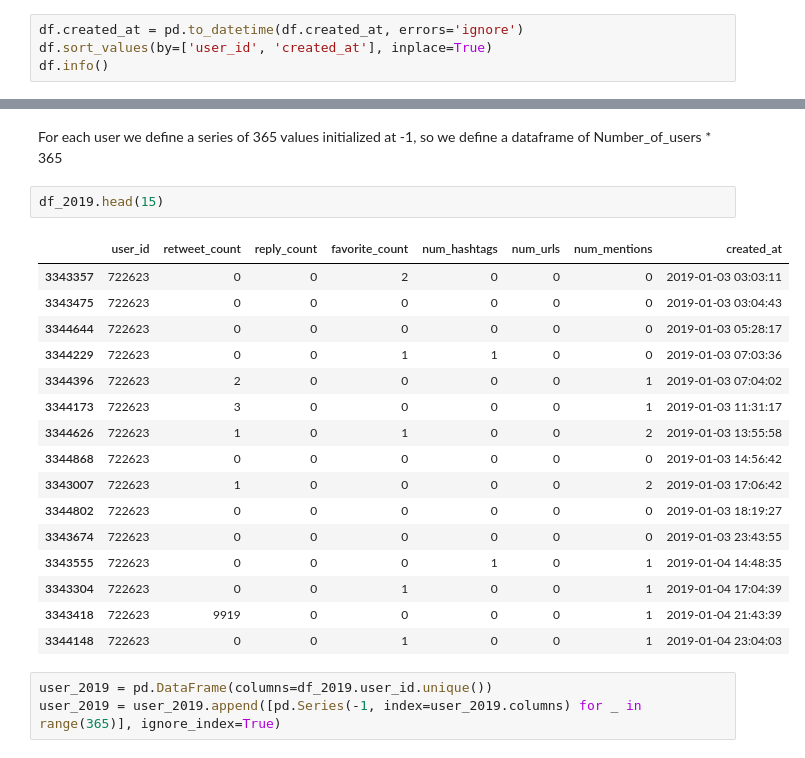
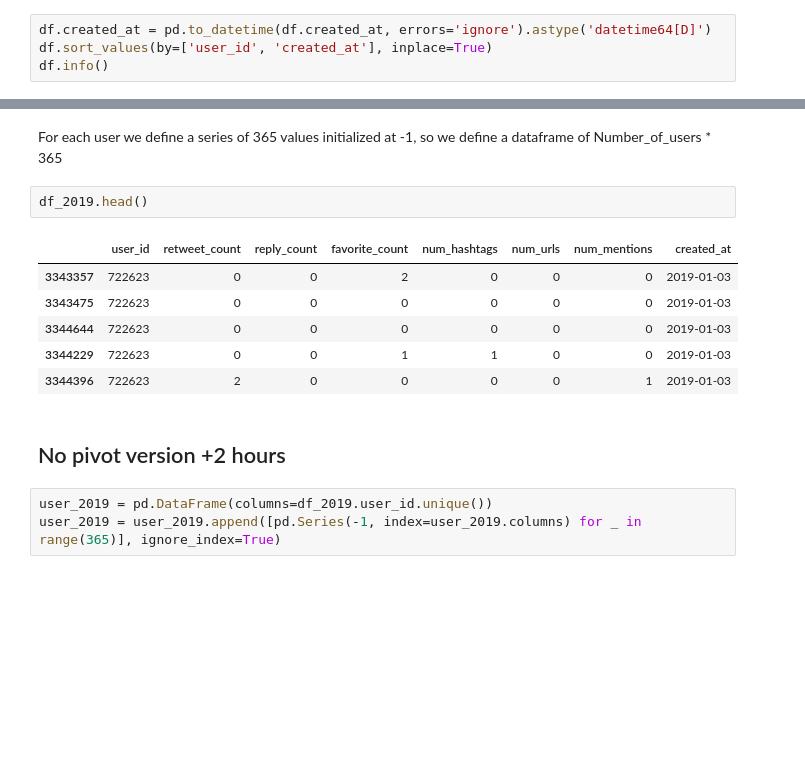
Before and after one commit to alessandrocubic/Unipi-Data-Mining-project-AY-22-23, a Jupyter notebook: TASK 4/Time_Series.ipynb, the cells around one changed output, grey strips where cells are left out. Cells and saved outputs as stored; diff of their text form; blank space fills up the shorter version.

Commit message:
Optimized version introduced

```diff
--- a/TASK 4/Time_Series.ipynb
+++ b/TASK 4/Time_Series.ipynb
@@ -19,7 +19,7 @@ del df['created_at_user']
 del df['statuses_count']
 del df['id'] #of the tweet
 # %%
-df.created_at = pd.to_datetime(df.created_at, errors='ignore')
+df.created_at = pd.to_datetime(df.created_at, errors='ignore').astype('datetime64[D]')
 df.sort_values(by=['user_id', 'created_at'], inplace=True)
 df.info()
 # %% [output]
@@ -48,24 +48,16 @@ df_2019 = df[(df.created_at > min_date) & (df.created_at < max_date)].copy()
 # %% [markdown]
 For each user we define a series of 365 values initialized at -1, so we define a dataframe of Number_of_users * 365
 # %%
-df_2019.head(15)
+df_2019.head()
 # %% [output]
 |  | user_id | retweet_count | reply_count | favorite_count | num_hashtags | num_urls | num_mentions | created_at |
-| 3343357 | 722623 | 0 | 0 | 2 | 0 | 0 | 0 | 2019-01-03 03:03:11 |
-| 3343475 | 722623 | 0 | 0 | 0 | 0 | 0 | 0 | 2019-01-03 03:04:43 |
-| 3344644 | 722623 | 0 | 0 | 0 | 0 | 0 | 0 | 2019-01-03 05:28:17 |
-| 3344229 | 722623 | 0 | 0 | 1 | 1 | 0 | 0 | 2019-01-03 07:03:36 |
-| 3344396 | 722623 | 2 | 0 | 0 | 0 | 0 | 1 | 2019-01-03 07:04:02 |
-| 3344173 | 722623 | 3 | 0 | 0 | 0 | 0 | 1 | 2019-01-03 11:31:17 |
-| 3344626 | 722623 | 1 | 0 | 1 | 0 | 0 | 2 | 2019-01-03 13:55:58 |
-| 3344868 | 722623 | 0 | 0 | 0 | 0 | 0 | 0 | 2019-01-03 14:56:42 |
-| 3343007 | 722623 | 1 | 0 | 0 | 0 | 0 | 2 | 2019-01-03 17:06:42 |
-| 3344802 | 722623 | 0 | 0 | 0 | 0 | 0 | 0 | 2019-01-03 18:19:27 |
-| 3343674 | 722623 | 0 | 0 | 0 | 0 | 0 | 0 | 2019-01-03 23:43:55 |
-| 3343555 | 722623 | 0 | 0 | 0 | 1 | 0 | 1 | 2019-01-04 14:48:35 |
-| 3343304 | 722623 | 0 | 0 | 1 | 0 | 0 | 1 | 2019-01-04 17:04:39 |
-| 3343418 | 722623 | 9919 | 0 | 0 | 0 | 0 | 1 | 2019-01-04 21:43:39 |
-| 3344148 | 722623 | 0 | 0 | 1 | 0 | 0 | 1 | 2019-01-04 23:04:03 |
+| 3343357 | 722623 | 0 | 0 | 2 | 0 | 0 | 0 | 2019-01-03 |
+| 3343475 | 722623 | 0 | 0 | 0 | 0 | 0 | 0 | 2019-01-03 |
+| 3344644 | 722623 | 0 | 0 | 0 | 0 | 0 | 0 | 2019-01-03 |
+| 3344229 | 722623 | 0 | 0 | 1 | 1 | 0 | 0 | 2019-01-03 |
+| 3344396 | 722623 | 2 | 0 | 0 | 0 | 0 | 1 | 2019-01-03 |
+# %% [markdown]
+## No pivot version +2 hours
 # %%
 user_2019 = pd.DataFrame(columns=df_2019.user_id.unique())
 user_2019 = user_2019.append([pd.Series(-1, index=user_2019.columns) for _ in range(365)], ignore_index=True)
```
Also changed, not shown: parts of 13 cells of this notebook, 1 other file.
